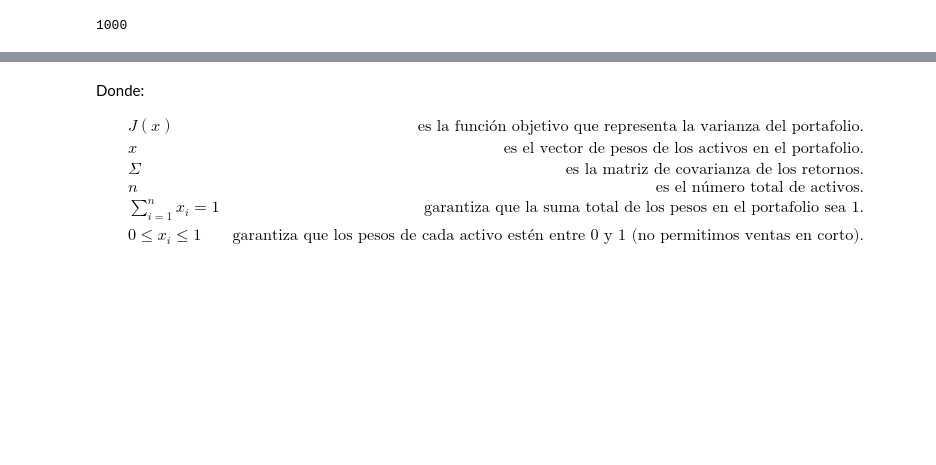
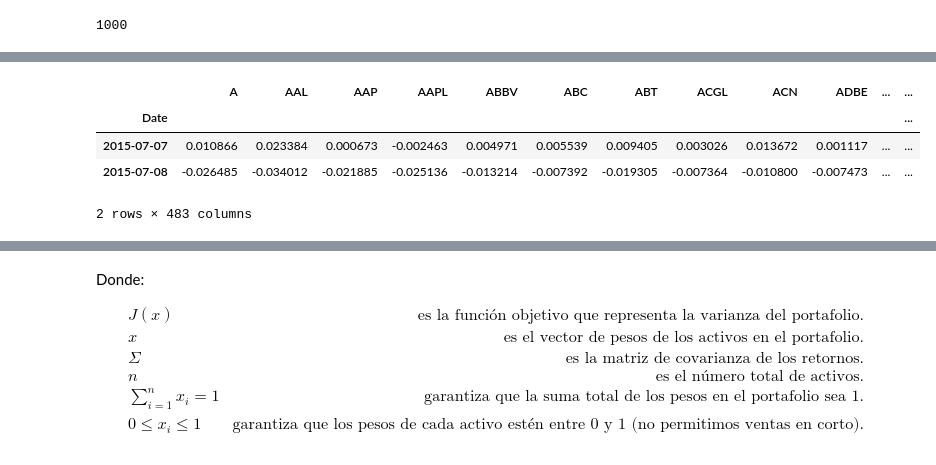
Before and after one commit to alfonso-santos/Python-aplicado-gestion-carteras, a Jupyter notebook: source/carteras-reales.ipynb, the cells around one changed output, grey strips where cells are left out. Saved outputs shown, nothing was run; the diff lists cells and outputs as text; code cells hidden in the pictures; blank space fills up the shorter version.

```diff
--- a/source/carteras-reales.ipynb
+++ b/source/carteras-reales.ipynb
@@ -164,0 +185,11 @@ pesos = pesos / pesos.sum(axis=1, keepdims=True)
+# %%
+# Calcular los retornos logarítmicos usando diff()
+ret_sp500_df = np.log(sp_500_df).diff().dropna()
+
+ret_sp500_df.head(2)  # Mostrar las primeras filas de los retornos logarítmicos
+# %% [output]
+|  | A | AAL | AAP | AAPL | ABBV | ABC | ABT | ACGL | ACN | ADBE | ... | ... |
+| Date |  |  |  |  |  |  |  |  |  |  |  | ... |
+| 2015-07-07 | 0.010866 | 0.023384 | 0.000673 | -0.002463 | 0.004971 | 0.005539 | 0.009405 | 0.003026 | 0.013672 | 0.001117 | ... | ... |
+| 2015-07-08 | -0.026485 | -0.034012 | -0.021885 | -0.025136 | -0.013214 | -0.007392 | -0.019305 | -0.007364 | -0.010800 | -0.007473 | ... | ... |
+2 rows × 483 columns
```
Also changed, not shown: parts of 9 cells of this notebook.
